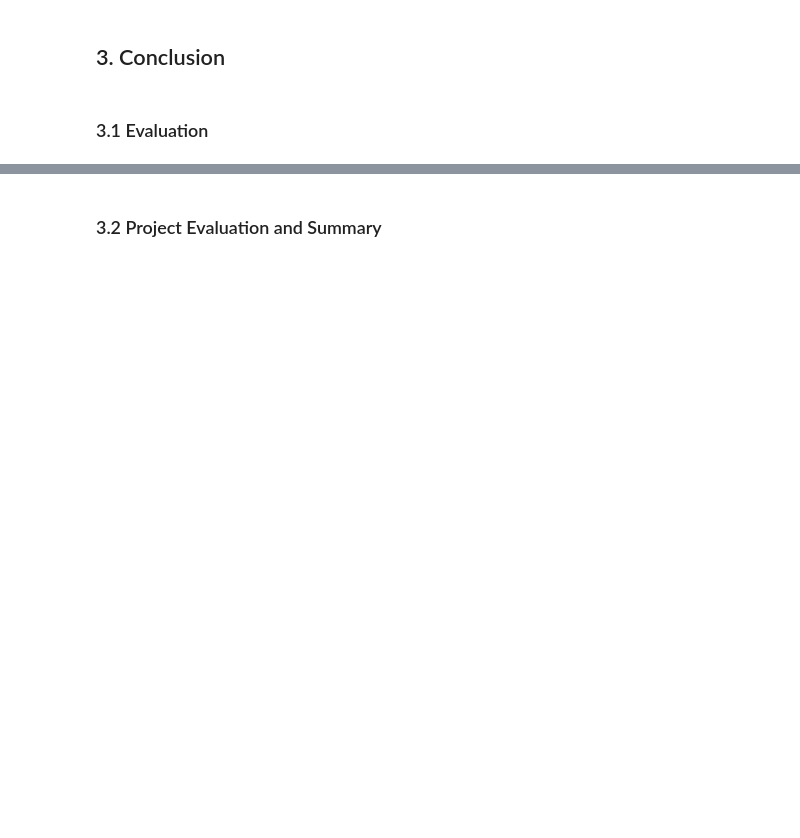
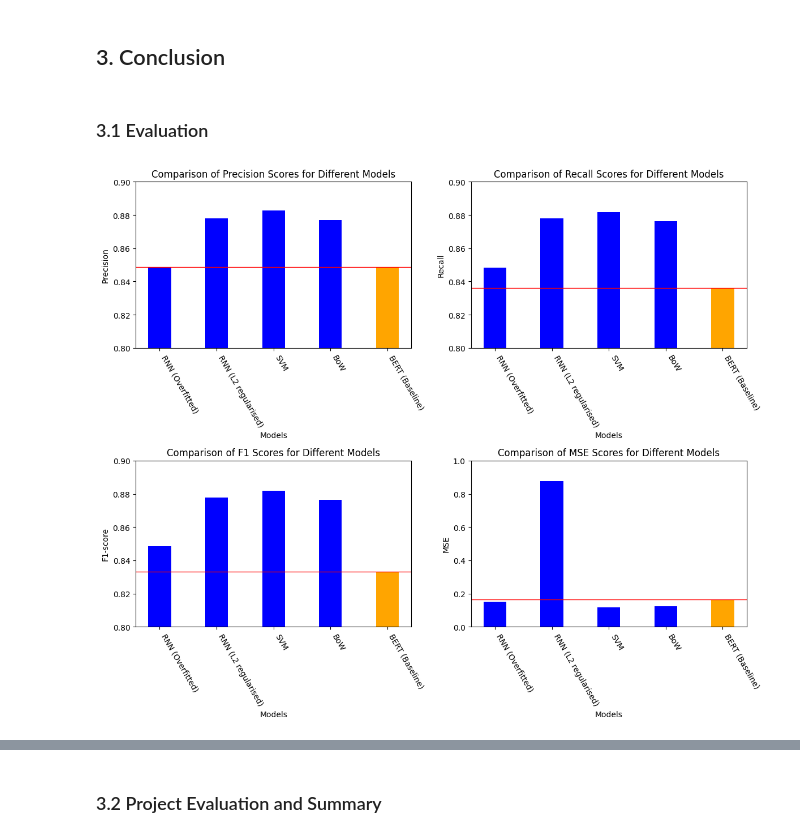
Before and after one commit to Jieoi/Text_Classification, a Jupyter notebook: NLP_midterm.ipynb, the cells around one changed output, grey strips where cells are left out. Drawn from its saved outputs; the diff is of its cells as text; code cells hidden in the pictures; blank space fills up the shorter version.

```diff
--- a/NLP_midterm.ipynb
+++ b/NLP_midterm.ipynb
@@ -1043,4 +1224,4 @@ y_pred = np.array(predictions)
 y_true = np.array(sentiment_encoded)  # Use the encoded labels instead of sentiment_test
 # %%
 # Call the evaluation function
-accu_BERT, confuM_BERT, pre_BERT, recall_BERT, f1_BERT, mse_BERT = evaluation(y_true, y_pred)
+accu_BERT, confuM_BERT, prec_BERT, recall_BERT, f1_BERT, mse_BERT = evaluation(y_true, y_pred)
@@ -1162,5 +1423,5 @@ y_pred = (y_pred_prob > 0.5).astype(int)
 y_pred = y_pred.flatten()  # Flatten the predictions to match the shape of y_test_numeric
 
 # Call the evaluation function
-accuracy_RNN_tu, confuM_RNN_tu, precision_RNN_tu, recall_RNN_tu, f1_RNN_tu, mse_RNN_tu = evaluation(y_test_numeric,
+accu_RNN_tu, confuM_RNN_tu, prec_RNN_tu, recall_RNN_tu, f1_RNN_tu, mse_RNN_tu = evaluation(y_test_numeric,
                                                                                      y_pred)
@@ -1231,4 +1515,4 @@ y_test_numeric = label_encoder.transform(y_test)
 accuracy_test = accuracy_score(y_test_numeric, test_predictions_numeric)
 
 # Print the evaluation metrics for the testing set
-accuracy_SVM, confuM_SVM, precision_SVM, recall_SVM, f1_SVM, mse_SVM = evaluation(y_test_numeric, test_predictions_numeric)
+accu_SVM, confuM_SVM, prec_SVM, recall_SVM, f1_SVM, mse_SVM = evaluation(y_test_numeric, test_predictions_numeric)
@@ -1287,5 +1593,5 @@ y_test_numeric = label_encoder.transform(y_test)
 accuracy_test = accuracy_score(y_test_numeric, test_predictions_numeric)
 
 # Print the evaluation metrics for the testing set
-accuracy_BoW, confuM_BoW, precision_BoW, recall_BoW, f1_BoW, mse_BoW = evaluation(y_test_numeric,
+accu_BoW, confuM_BoW, prec_BoW, recall_BoW, f1_BoW, mse_BoW = evaluation(y_test_numeric,
                                                                                             test_predictions_numeric)
@@ -1295,7 +1619,7 @@ accuracy_BoW, confuM_BoW, precision_BoW, recall_BoW, f1_BoW, mse_BoW = evaluatio
 <h3 id="3.1">3.1 Evaluation</h3>
 # %%
 # Create a list of evaluation metrics
-precision_scores = [precision_RNN, precision_RNN_tu, precision_SVM, precision_BoW, precision_BERT]
+precision_scores = [prec_RNN, prec_RNN_tu, prec_SVM, prec_BoW, prec_BERT]
 recall_scores = [recall_RNN, recall_RNN_tu, recall_SVM, recall_BoW, recall_BERT]
 f1_scores = [f1_RNN, f1_RNN_tu, f1_SVM, f1_BoW, f1_BERT]
 mse_scores = [mse_RNN, f1_RNN_tu, mse_SVM, mse_BoW, mse_BERT]
@@ -1334,32 +1658,34 @@ axs[0, 1].set_ylim(0.8, 0.9)  # Adjust the limits
 axs[0, 1].set_xlabel('Models')
 axs[0, 1].set_xticks(r , models, rotation=300, ha='left', va='top')
 axs[0, 1].set_ylabel('Recall')
 axs[0, 1].set_title('Comparison of Recall Scores for Different Models')
 
 # Plot F1 scores
 axs[1, 0].bar(r, f1_scores, bottom=bottom, color='b', width=bar_width)
 axs[1, 0].bar(r[-1], f1_scores[-1], color='orange', width=bar_width)
 axs[1, 0].axhline(y=f1_scores[-1], color='red', linestyle='-', linewidth=1)
 axs[1, 0].set_ylim(0.8, 0.9)
 axs[1, 0].set_xlabel('Models')
 axs[1, 0].set_xticks(r , models, rotation=300, ha='left', va='top')
 axs[1, 0].set_ylabel('F1-score')
 axs[1, 0].set_title('Comparison of F1 Scores for Different Models')
 
 # Plot MSE scores
 axs[1, 1].bar(r, mse_scores, bottom=bottom, color='b', width=bar_width)
 axs[1, 1].bar(r[-1], mse_scores[-1], color='orange', width=bar_width)
 axs[1, 1].axhline(y=mse_scores[-1], color='red', linestyle='-', linewidth=1)
 axs[1, 1].set_ylim(0, 1)
 axs[1, 1].set_xlabel('Models')
 axs[1, 1].set_xticks(r , models, rotation=300, ha='left', va='top')
 axs[1, 1].set_ylabel('MSE')
 axs[1, 1].set_title('Comparison of MSE Scores for Different Models')
 
 # Adjust the spacing between subplots
 fig.tight_layout()
 
 # Display the plot
 plt.show()
+# %% [output]
+[figure, added]
 # %%
 # Create a list of accuracy scores
```
Also changed, not shown: parts of 67 cells of this notebook, 4 other files.
